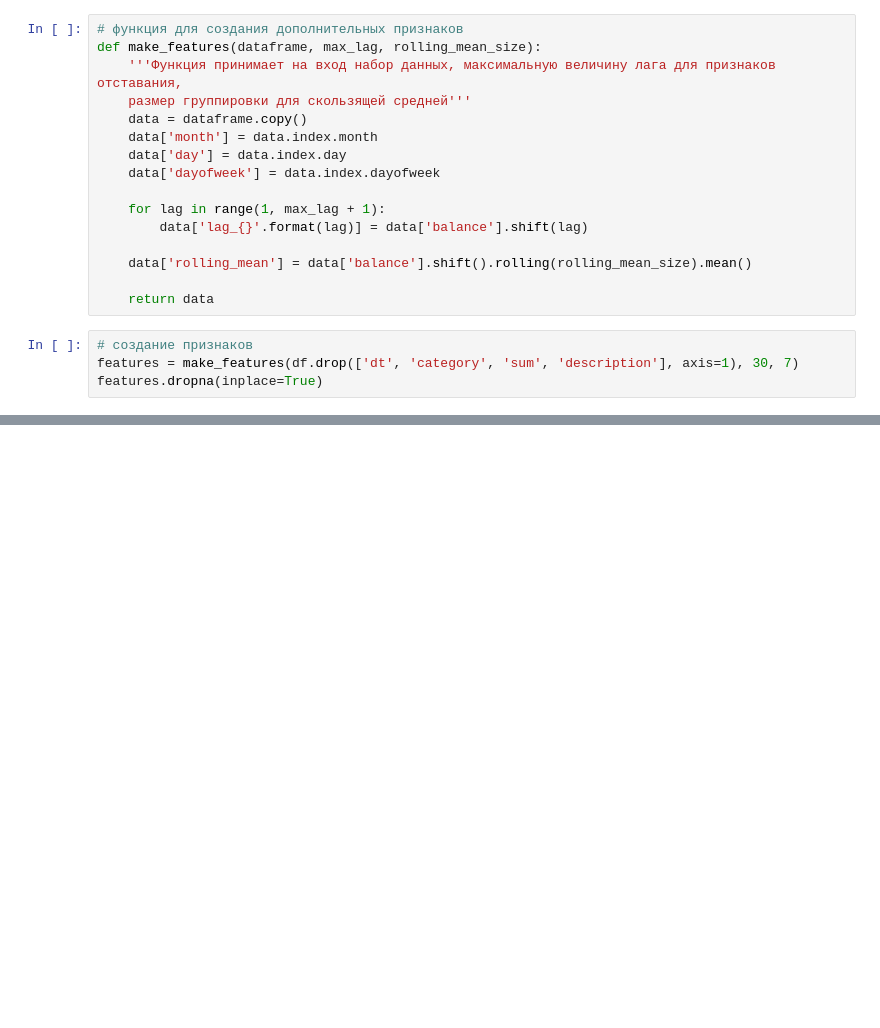
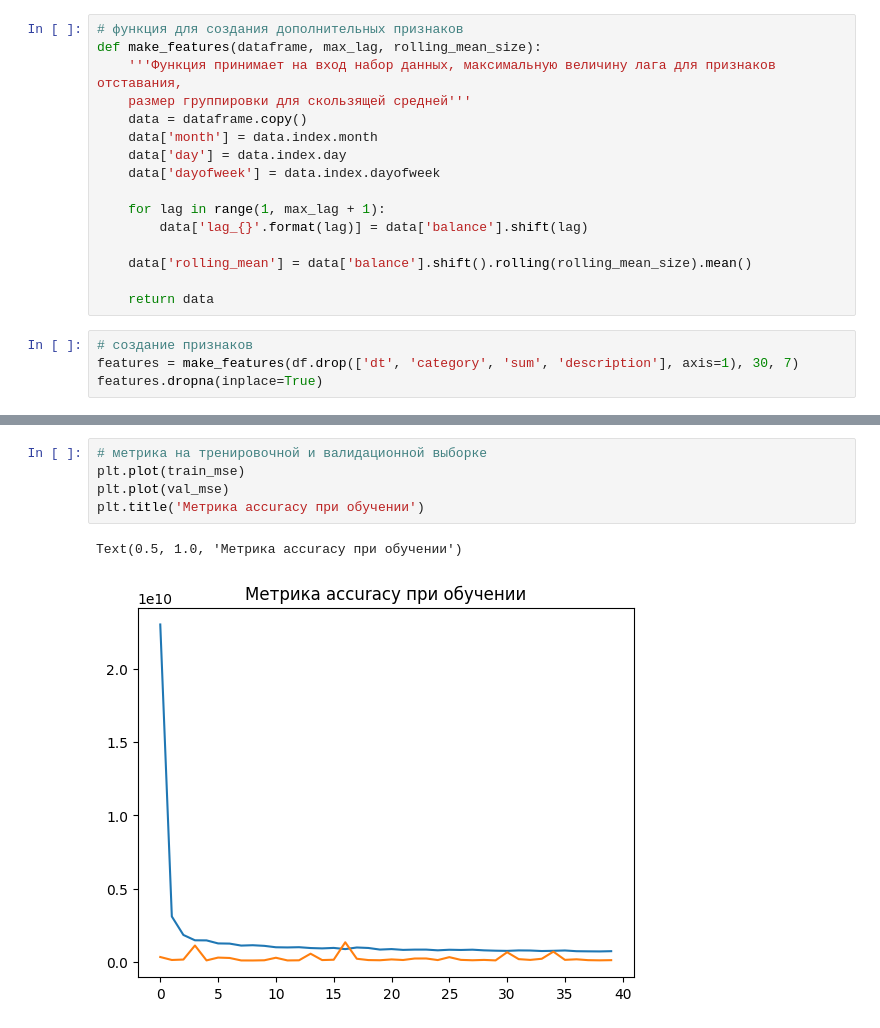
Before and after one commit to BGSs2019/fin_helper_bot, a Jupyter notebook: fin_notebook.ipynb, the cells around one changed output, grey strips where cells are left out. Saved outputs shown, nothing was run; the diff lists cells and outputs as text; blank space fills up the shorter version.

```diff
--- a/fin_notebook.ipynb
+++ b/fin_notebook.ipynb
@@ -415,0 +448,8 @@ test_preds = model(X_test).squeeze().tolist()
+# %%
+# метрика на тренировочной и валидационной выборке
+plt.plot(train_mse)
+plt.plot(val_mse)
+plt.title('Метрика accuracy при обучении')
+# %% [output]
+Text(0.5, 1.0, 'Метрика accuracy при обучении')
+[figure, added]
```
Also changed, not shown: parts of 17 cells of this notebook, 1 other file.
